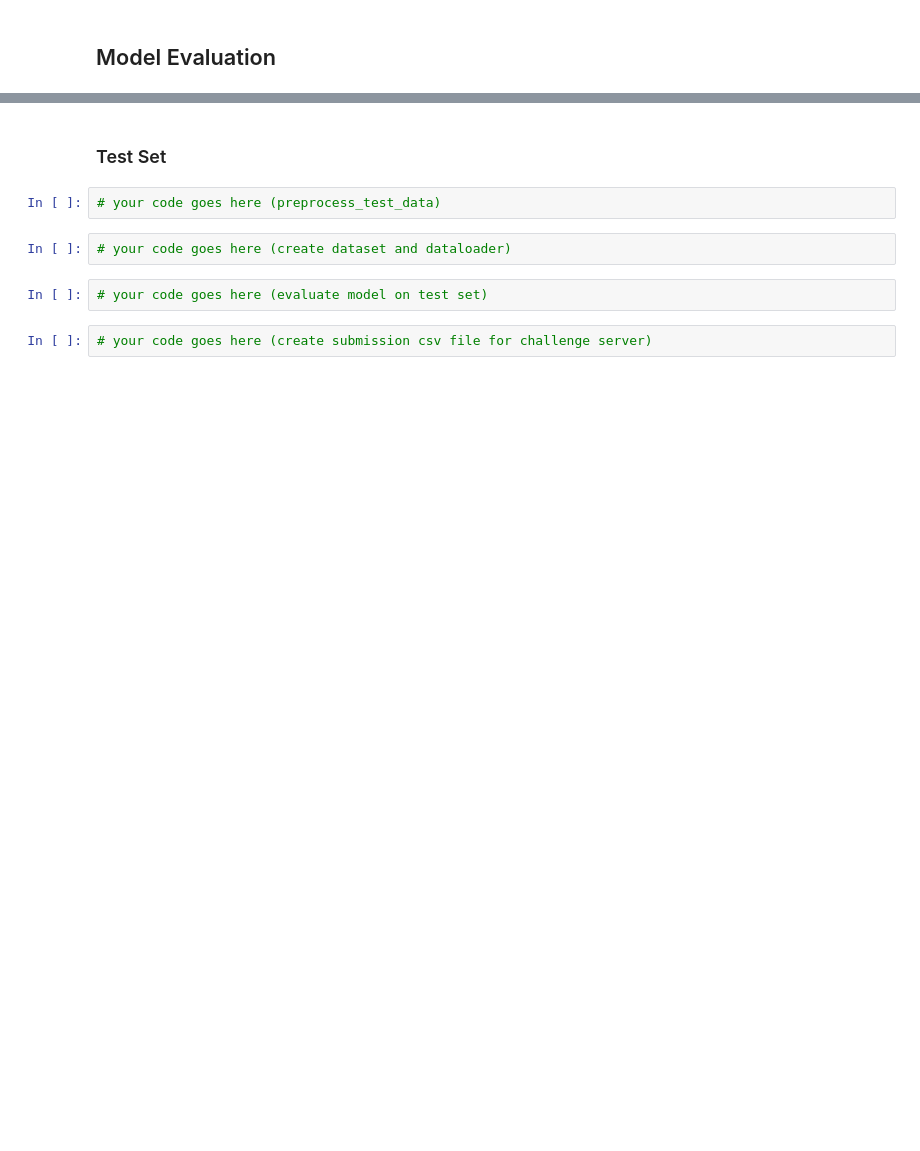
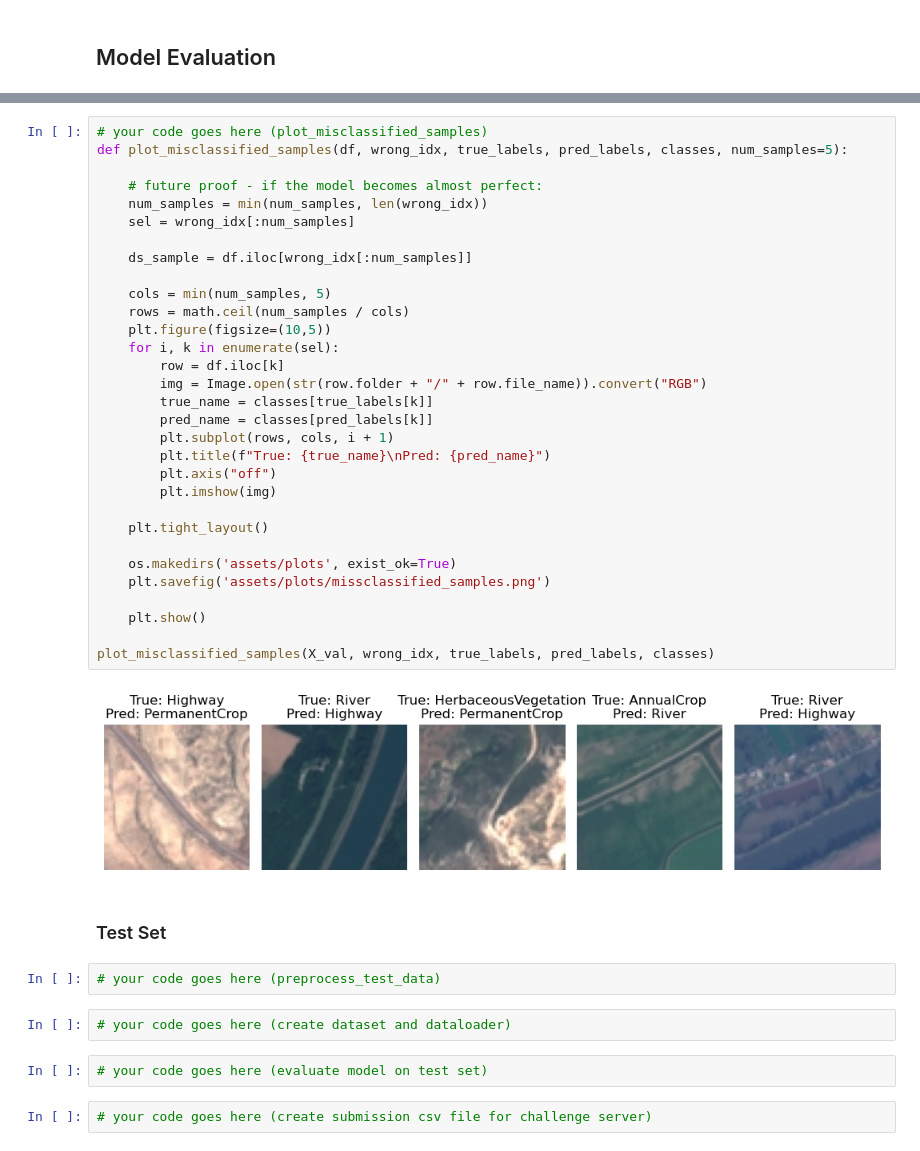
Before and after one commit to exVick/satellite-image-classification, a Jupyter notebook: k12441809.ipynb, the cells around one changed output, grey strips where cells are left out. Saved outputs shown, nothing was run; the diff lists cells and outputs as text; blank space fills up the shorter version.

```diff
--- a/k12441809.ipynb
+++ b/k12441809.ipynb
@@ -463,3 +570,36 @@ for epoch in range(num_epochs):
+# %%
+# your code goes here (plot_misclassified_samples)
+def plot_misclassified_samples(df, wrong_idx, true_labels, pred_labels, classes, num_samples=5):
+
+    # future proof - if the model becomes almost perfect:
+    num_samples = min(num_samples, len(wrong_idx))
+    sel = wrong_idx[:num_samples]
+
+    ds_sample = df.iloc[wrong_idx[:num_samples]]
+
+    cols = min(num_samples, 5)
+    rows = math.ceil(num_samples / cols)
+    plt.figure(figsize=(10,5))
+    for i, k in enumerate(sel):
+        row = df.iloc[k]
+        img = Image.open(str(row.folder + "/" + row.file_name)).convert("RGB")
+        true_name = classes[true_labels[k]]
+        pred_name = classes[pred_labels[k]]
+        plt.subplot(rows, cols, i + 1)
+        plt.title(f"True: {true_name}\nPred: {pred_name}")
+        plt.axis("off")
+        plt.imshow(img)
+
+    plt.tight_layout()
+
+    os.makedirs('assets/plots', exist_ok=True)
+    plt.savefig('assets/plots/missclassified_samples.png')
+
+    plt.show()
+
+plot_misclassified_samples(X_val, wrong_idx, true_labels, pred_labels, classes)
+# %% [output]
+[figure, added]
 # %% [markdown]
 ### Test Set
 # %%
```
Also changed, not shown: parts of 13 cells of this notebook.
